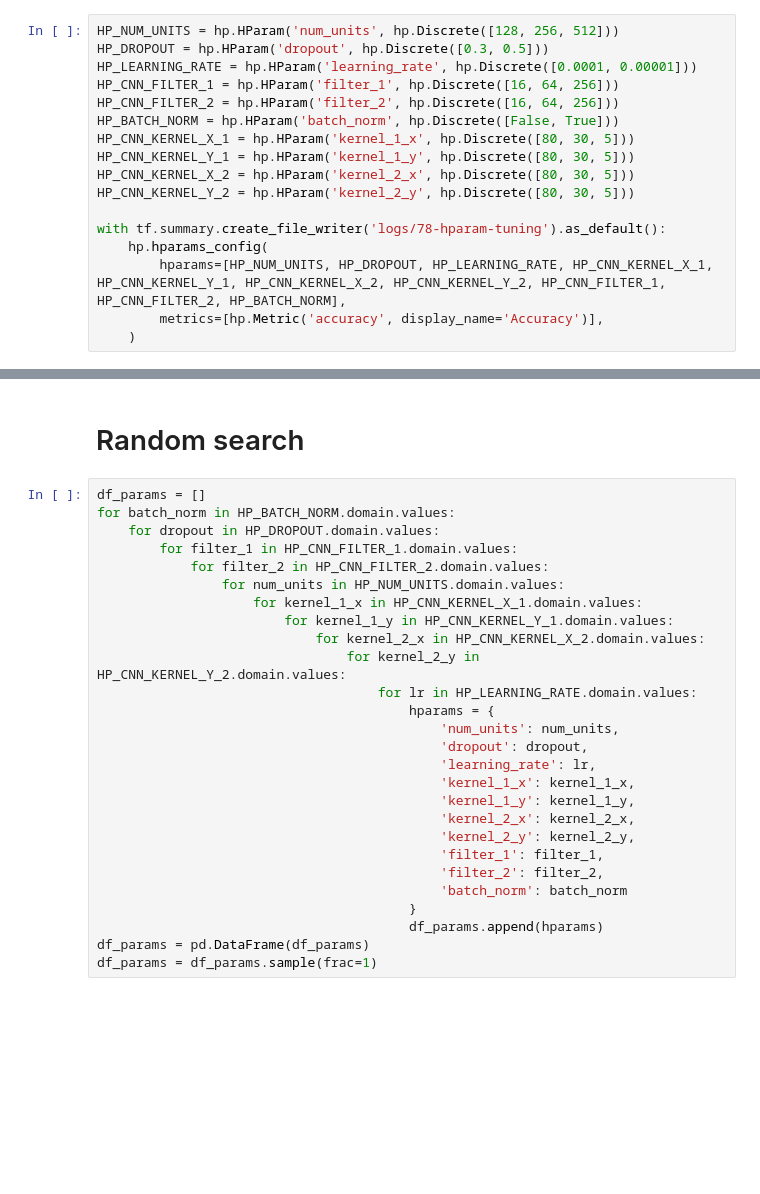
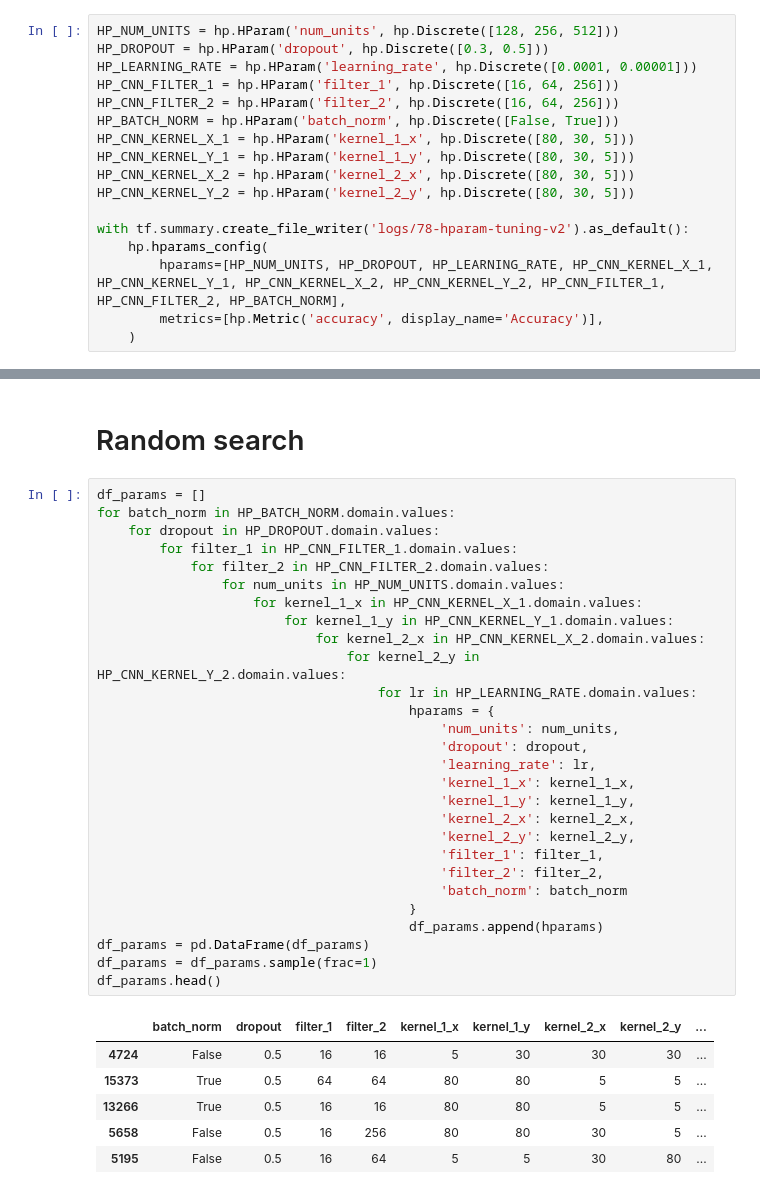
Before and after one commit to alamkanak/EEG-Correlation, a Jupyter notebook: 78-wavelet-hyperparam-random-gpu.ipynb, the cells around one changed output, grey strips where cells are left out. Cells and saved outputs as stored; diff of their text form; blank space fills up the shorter version.

```diff
--- a/78-wavelet-hyperparam-random-gpu.ipynb
+++ b/78-wavelet-hyperparam-random-gpu.ipynb
@@ -343,7 +338,7 @@ HP_CNN_KERNEL_Y_1 = hp.HParam('kernel_1_y', hp.Discrete([80, 30, 5]))
 HP_CNN_KERNEL_X_2 = hp.HParam('kernel_2_x', hp.Discrete([80, 30, 5]))
 HP_CNN_KERNEL_Y_2 = hp.HParam('kernel_2_y', hp.Discrete([80, 30, 5]))
 
-with tf.summary.create_file_writer('logs/78-hparam-tuning').as_default():
+with tf.summary.create_file_writer('logs/78-hparam-tuning-v2').as_default():
     hp.hparams_config(
         hparams=[HP_NUM_UNITS, HP_DROPOUT, HP_LEARNING_RATE, HP_CNN_KERNEL_X_1, HP_CNN_KERNEL_Y_1, HP_CNN_KERNEL_X_2, HP_CNN_KERNEL_Y_2, HP_CNN_FILTER_1, HP_CNN_FILTER_2, HP_BATCH_NORM],
         metrics=[hp.Metric('accuracy', display_name='Accuracy')],
@@ -386,30 +376,38 @@ def train_test_model(logdir, hparams):
 # %%
 df_params = []
 for batch_norm in HP_BATCH_NORM.domain.values:
     for dropout in HP_DROPOUT.domain.values:
         for filter_1 in HP_CNN_FILTER_1.domain.values:
             for filter_2 in HP_CNN_FILTER_2.domain.values:
                 for num_units in HP_NUM_UNITS.domain.values:
                     for kernel_1_x in HP_CNN_KERNEL_X_1.domain.values:
                         for kernel_1_y in HP_CNN_KERNEL_Y_1.domain.values:
                             for kernel_2_x in HP_CNN_KERNEL_X_2.domain.values:
                                 for kernel_2_y in HP_CNN_KERNEL_Y_2.domain.values:
                                     for lr in HP_LEARNING_RATE.domain.values:
                                         hparams = {
                                             'num_units': num_units,
                                             'dropout': dropout,
                                             'learning_rate': lr,
                                             'kernel_1_x': kernel_1_x,
                                             'kernel_1_y': kernel_1_y,
                                             'kernel_2_x': kernel_2_x,
                                             'kernel_2_y': kernel_2_y,
                                             'filter_1': filter_1,
                                             'filter_2': filter_2,
                                             'batch_norm': batch_norm
                                         }
                                         df_params.append(hparams)
 df_params = pd.DataFrame(df_params)
 df_params = df_params.sample(frac=1)
+df_params.head()
+# %% [output]
+|  | batch_norm | dropout | filter_1 | filter_2 | kernel_1_x | kernel_1_y | kernel_2_x | kernel_2_y | ... |
+| 4724 | False | 0.5 | 16 | 16 | 5 | 30 | 30 | 30 | ... |
+| 15373 | True | 0.5 | 64 | 64 | 80 | 80 | 5 | 5 | ... |
+| 13266 | True | 0.5 | 16 | 16 | 80 | 80 | 5 | 5 | ... |
+| 5658 | False | 0.5 | 16 | 256 | 80 | 80 | 30 | 5 | ... |
+| 5195 | False | 0.5 | 16 | 64 | 5 | 5 | 30 | 80 | ... |
 # %%
 session_num = 0
 for idx, row in df_params.iterrows():
```
Also changed, not shown: parts of 5 cells of this notebook, 2 other files.
